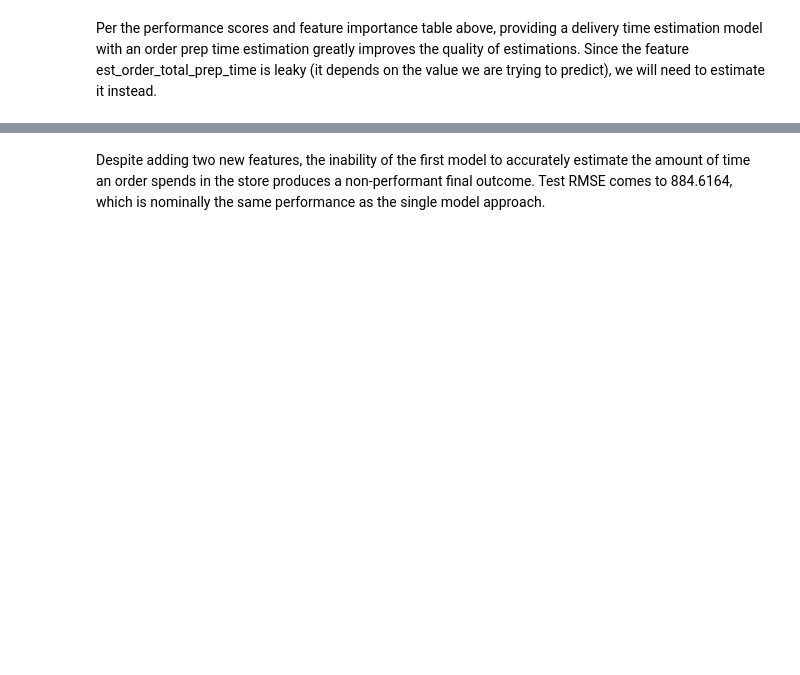
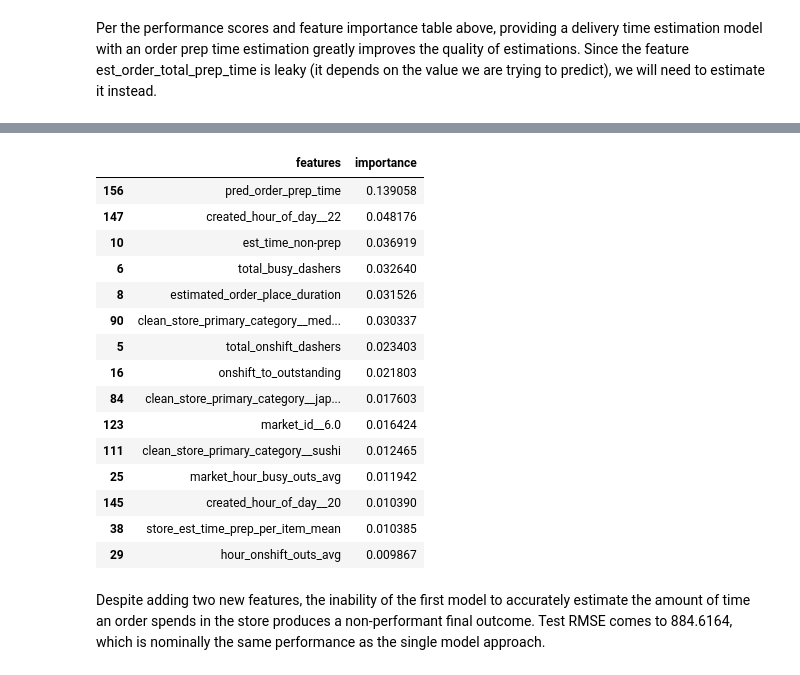
Before and after one commit to Tanag3r/stratascratch_projects, a Jupyter notebook: doordash_delivery_est/doordash_est.ipynb, the cells around one changed output, grey strips where cells are left out. Saved outputs shown, nothing was run; the diff lists cells and outputs as text; code cells hidden in the pictures; blank space fills up the shorter version.

```diff
--- a/doordash_delivery_est/doordash_est.ipynb
+++ b/doordash_delivery_est/doordash_est.ipynb
@@ -1048,2 +1089,21 @@ print(mean_squared_error(y_true=composite_test['actual_total_delivery_duration']
+# %%
+composite_deliv_model[1].sort_values(by='importance',ascending=False).head(15)
+# %% [output]
+|  | features | importance |
+| 156 | pred_order_prep_time | 0.139058 |
+| 147 | created_hour_of_day__22 | 0.048176 |
+| 10 | est_time_non-prep | 0.036919 |
+| 6 | total_busy_dashers | 0.032640 |
+| 8 | estimated_order_place_duration | 0.031526 |
+| 90 | clean_store_primary_category__med... | 0.030337 |
+| 5 | total_onshift_dashers | 0.023403 |
+| 16 | onshift_to_outstanding | 0.021803 |
+| 84 | clean_store_primary_category__jap... | 0.017603 |
+| 123 | market_id__6.0 | 0.016424 |
+| 111 | clean_store_primary_category__sushi | 0.012465 |
+| 25 | market_hour_busy_outs_avg | 0.011942 |
+| 145 | created_hour_of_day__20 | 0.010390 |
+| 38 | store_est_time_prep_per_item_mean | 0.010385 |
+| 29 | hour_onshift_outs_avg | 0.009867 |
 # %% [markdown]
 Despite adding two new features, the inability of the first model to accurately estimate the amount of time an order spends in the store produces a non-performant final outcome. Test RMSE comes to 884.6164, which is nominally the same performance as the single model approach.
```
Also changed, not shown: parts of 13 cells of this notebook.
